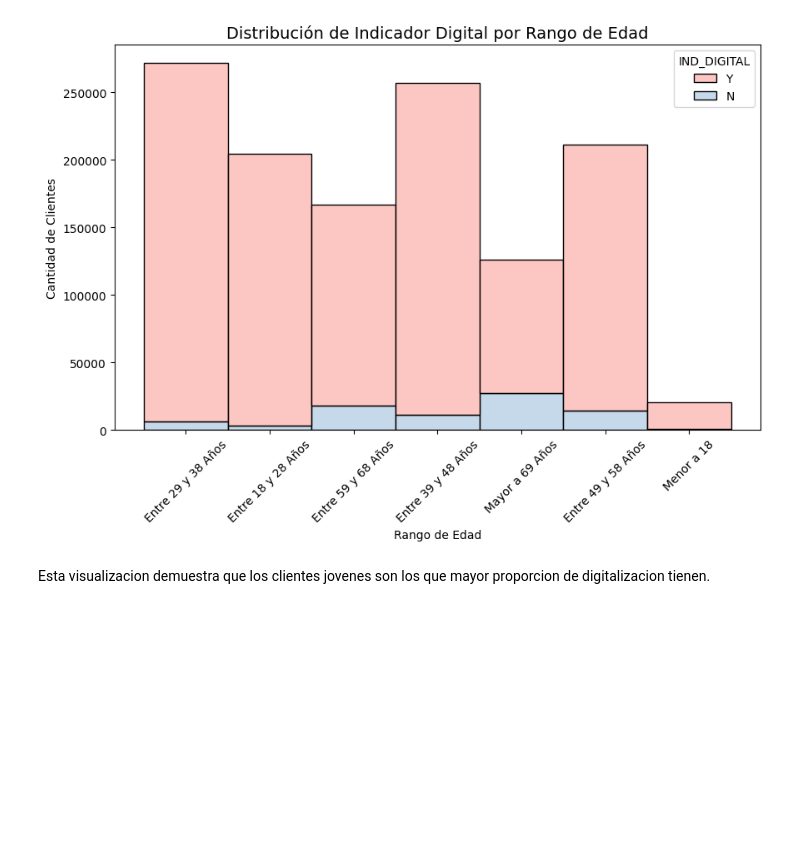
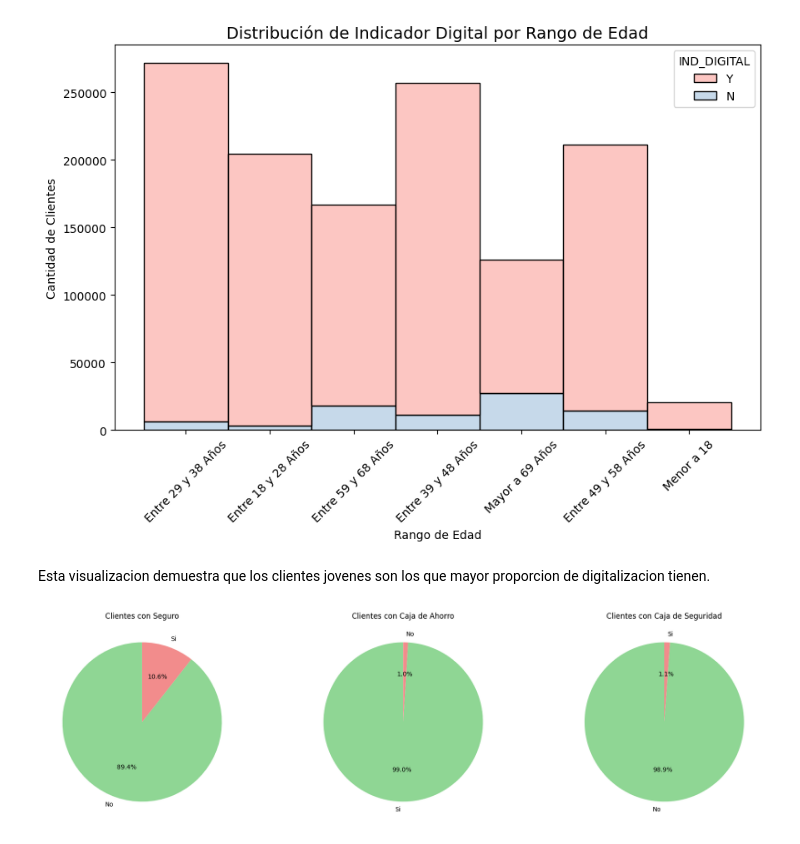
Before and after one commit to chiaravanin/CursoCoder, a Jupyter notebook: ProyectoDS_PArteIVANIN.ipynb, the cells around one changed output. Saved outputs shown, nothing was run; the diff lists cells and outputs as text; code cells hidden in the pictures; blank space fills up the shorter version.

```diff
--- a/ProyectoDS_PArteIVANIN.ipynb
+++ b/ProyectoDS_PArteIVANIN.ipynb
@@ -405,3 +405,46 @@ plt.show()
 [figure]
 # %% [markdown]
 Esta visualizacion demuestra que los clientes jovenes son los que mayor proporcion de digitalizacion tienen.
+# %%
+import matplotlib.pyplot as plt
+
+# Clientes por cada tipo de producto
+seguro_counts = df['SEGURO'].value_counts()
+caja_ahorro_counts = df['CAJA_AHORRO'].value_counts()
+caja_seguridad_counts = df['CAJA_SEGURIDAD'].value_counts()
+# Subplots
+fig, axes = plt.subplots(1, 3, figsize=(18, 5))
+
+# Seguro ---
+axes[0].pie(
+    seguro_counts,
+    labels=seguro_counts.index,
+    autopct='%1.1f%%',
+    startangle=90,
+    colors=['#8fd694', '#f28c8c']  # verde para "Si", rojo para "No"
+)
+axes[0].set_title('Clientes con Seguro')
+
+# Caja de Ahorro ---
+axes[1].pie(
+    caja_ahorro_counts,
+    labels=caja_ahorro_counts.index,
+    autopct='%1.1f%%',
+    startangle=90,
+    colors=['#8fd694', '#f28c8c']
+)
+axes[1].set_title('Clientes con Caja de Ahorro')
+
+# Caja de Seguridad ---
+axes[2].pie(
+    caja_seguridad_counts,
+    labels=caja_seguridad_counts.index,
+    autopct='%1.1f%%',
+    startangle=90,
+    colors=['#8fd694', '#f28c8c']
+)
+axes[2].set_title('Clientes con Caja de Seguridad')
+plt.tight_layout()
+plt.show()
+# %% [output]
+[figure, added]
```
Also changed, not shown: parts of 1 cell of this notebook.
